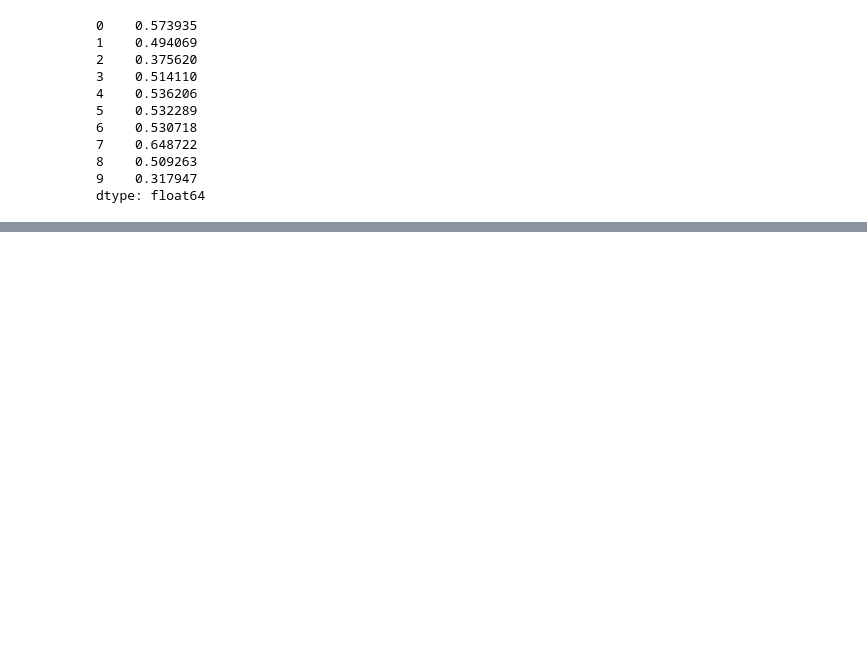
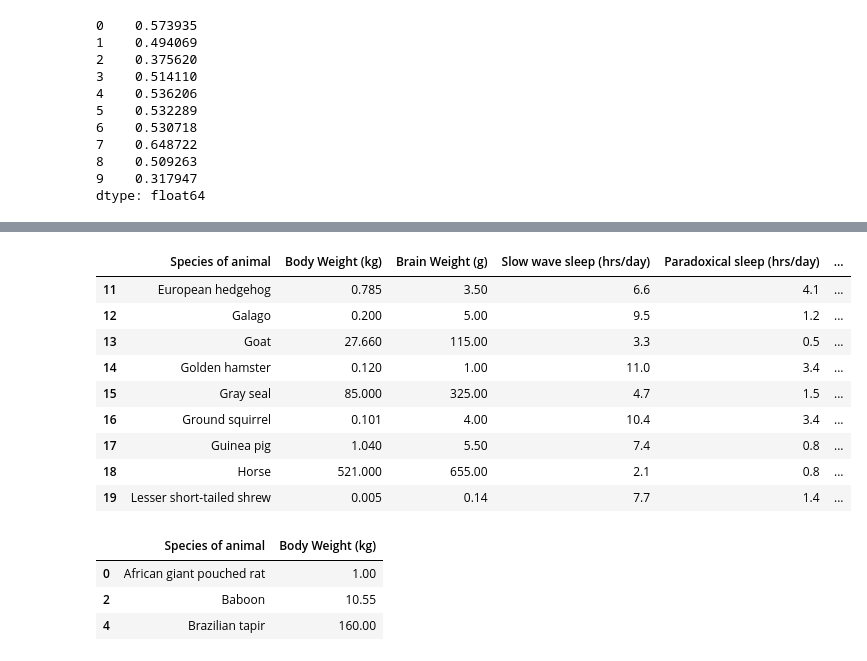
Before and after one commit to thomas-cares/data-pt-ber-08-20, a Jupyter notebook: practice/codealong.ipynb, the cells around one changed output, grey strips where cells are left out. Cells and saved outputs as stored; diff of their text form; code cells hidden in the pictures; blank space fills up the shorter version.

```diff
--- a/practice/codealong.ipynb
+++ b/practice/codealong.ipynb
@@ -681,0 +731,14 @@ dtype: float64
+# %%
+#Selecting Rows
+animals[11:20]
+# %% [output]
+|  | Species of animal | Body Weight (kg) | Brain Weight (g) | Slow wave sleep (hrs/day) | Paradoxical sleep (hrs/day) | ... |
+| 11 | European hedgehog | 0.785 | 3.50 | 6.6 | 4.1 | ... |
+| 12 | Galago | 0.200 | 5.00 | 9.5 | 1.2 | ... |
+| 13 | Goat | 27.660 | 115.00 | 3.3 | 0.5 | ... |
+| 14 | Golden hamster | 0.120 | 1.00 | 11.0 | 3.4 | ... |
+| 15 | Gray seal | 85.000 | 325.00 | 4.7 | 1.5 | ... |
+| 16 | Ground squirrel | 0.101 | 4.00 | 10.4 | 3.4 | ... |
+| 17 | Guinea pig | 1.040 | 5.50 | 7.4 | 0.8 | ... |
+| 18 | Horse | 521.000 | 655.00 | 2.1 | 0.8 | ... |
+| 19 | Lesser short-tailed shrew | 0.005 | 0.14 | 7.7 | 1.4 | ... |
@@ -681,0 +749,7 @@ dtype: float64
+# %%
+animals.iloc[[0,2,4],[0,1]]#Zeilen mit Index 0,2,4 Spalten mit Index 0 und 1
+# %% [output]
+|  | Species of animal | Body Weight (kg) |
+| 0 | African giant pouched rat | 1.00 |
+| 2 | Baboon | 10.55 |
+| 4 | Brazilian tapir | 160.00 |
```
Also changed, not shown: parts of 5 cells of this notebook, 3 other files.
